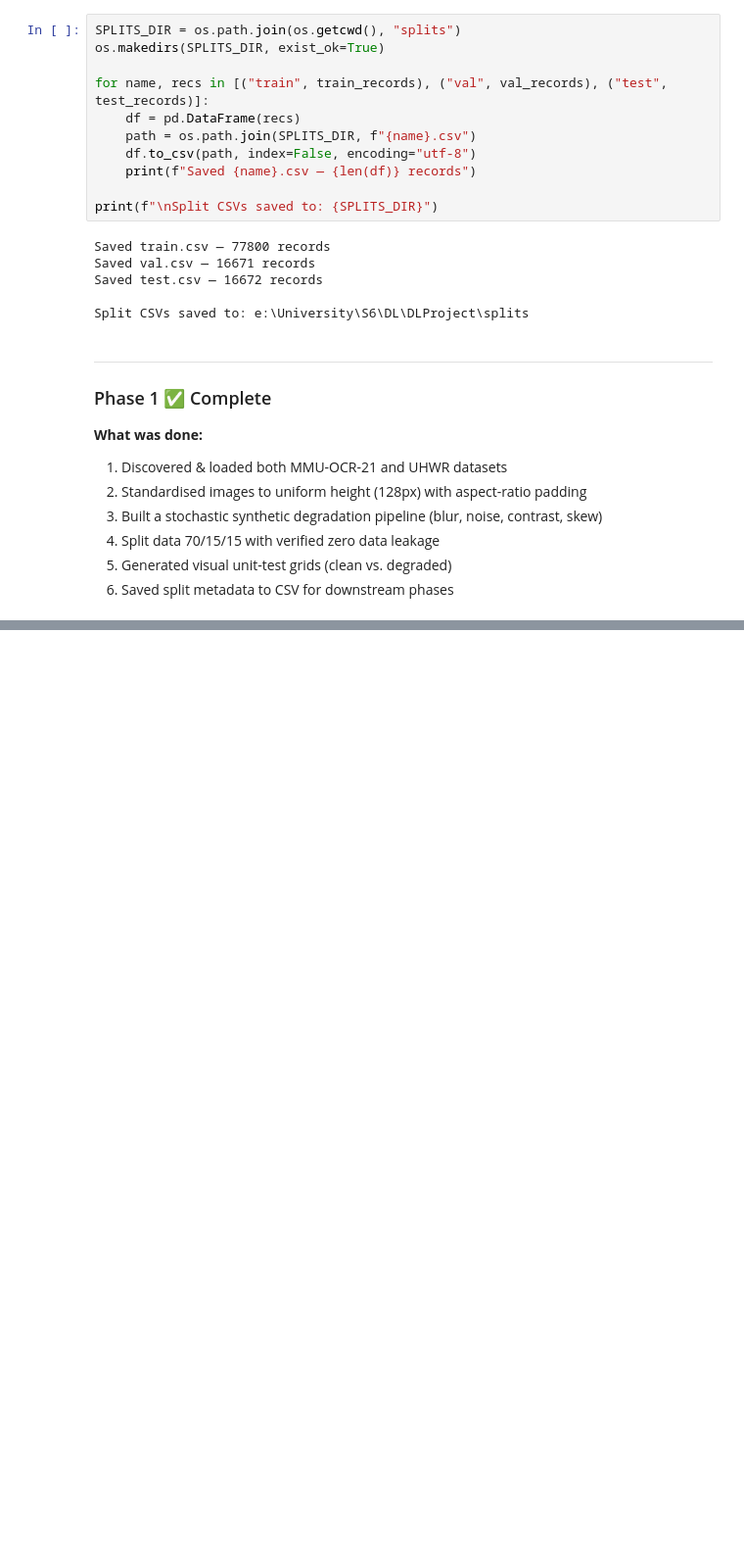
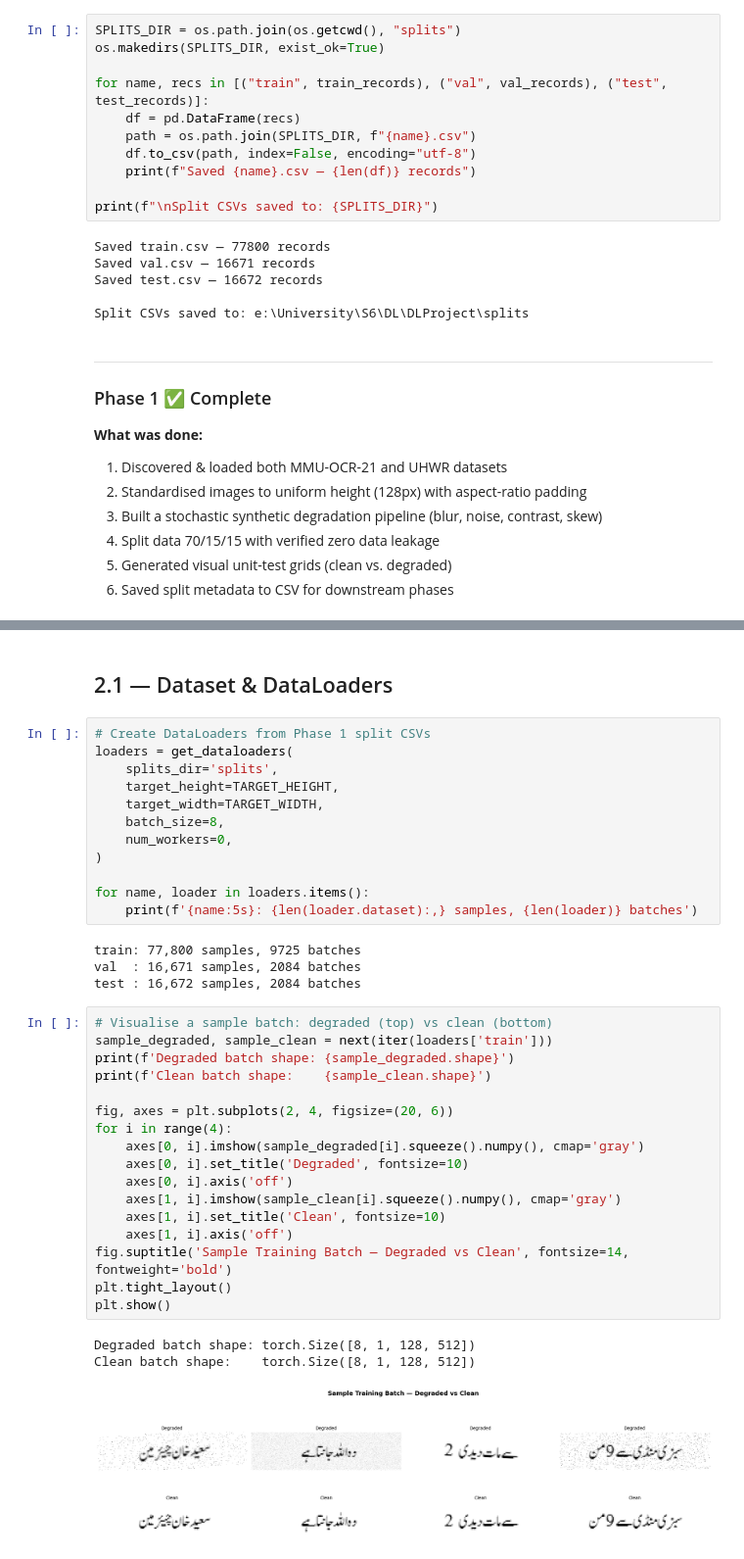
Before and after one commit to abdullah-naeem-gh/distributed-urdu-ocr, a Jupyter notebook: project-notebook.ipynb, the cells around one changed output, grey strips where cells are left out. Shown at 98% size. Drawn from its saved outputs; the diff is of its cells as text; blank space fills up the shorter version.

Commit message:
Phase 2: Initial Commit, Restoration Pipeline completed, updated notebooks, introduced intial model, training and visualization.

```diff
--- a/project-notebook.ipynb
+++ b/project-notebook.ipynb
@@ -371,0 +404,39 @@ Split CSVs saved to: e:\University\S6\DL\DLProject\splits
+# %% [markdown]
+## 2.1 — Dataset & DataLoaders
+# %%
+# Create DataLoaders from Phase 1 split CSVs
+loaders = get_dataloaders(
+    splits_dir='splits',
+    target_height=TARGET_HEIGHT,
+    target_width=TARGET_WIDTH,
+    batch_size=8,
+    num_workers=0,
+)
+
+for name, loader in loaders.items():
+    print(f'{name:5s}: {len(loader.dataset):,} samples, {len(loader)} batches')
+# %% [output]
+train: 77,800 samples, 9725 batches
+val  : 16,671 samples, 2084 batches
+test : 16,672 samples, 2084 batches
+# %%
+# Visualise a sample batch: degraded (top) vs clean (bottom)
+sample_degraded, sample_clean = next(iter(loaders['train']))
+print(f'Degraded batch shape: {sample_degraded.shape}')
+print(f'Clean batch shape:    {sample_clean.shape}')
+
+fig, axes = plt.subplots(2, 4, figsize=(20, 6))
+for i in range(4):
+    axes[0, i].imshow(sample_degraded[i].squeeze().numpy(), cmap='gray')
+    axes[0, i].set_title('Degraded', fontsize=10)
+    axes[0, i].axis('off')
+    axes[1, i].imshow(sample_clean[i].squeeze().numpy(), cmap='gray')
+    axes[1, i].set_title('Clean', fontsize=10)
+    axes[1, i].axis('off')
+fig.suptitle('Sample Training Batch — Degraded vs Clean', fontsize=14, fontweight='bold')
+plt.tight_layout()
+plt.show()
+# %% [output]
+Degraded batch shape: torch.Size([8, 1, 128, 512])
+Clean batch shape:    torch.Size([8, 1, 128, 512])
+[figure, added]
```
Also changed, not shown: parts of 16 cells of this notebook, 6 other files.
